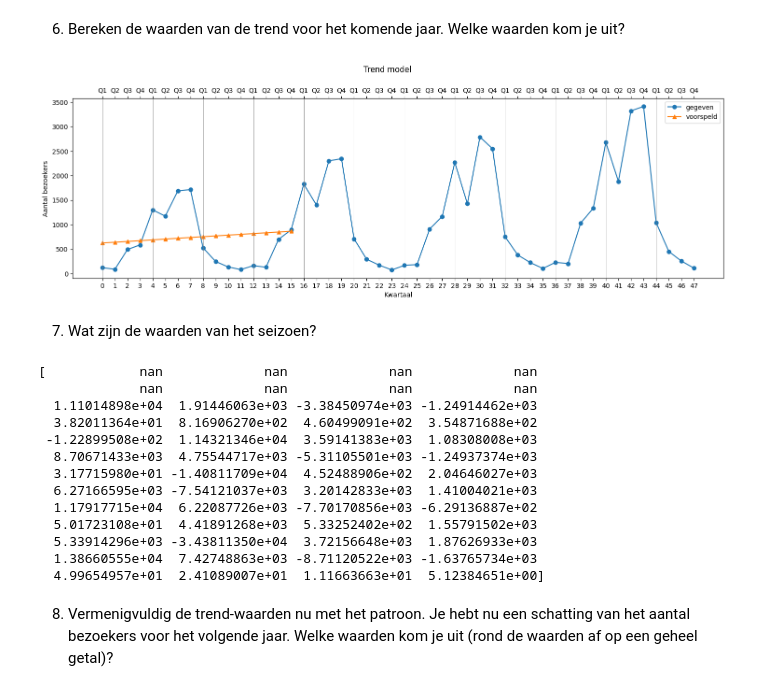
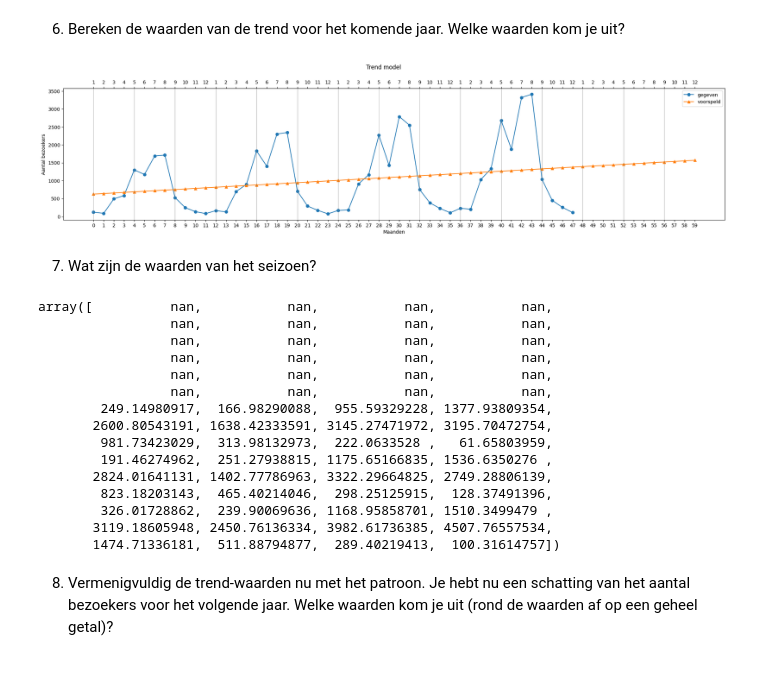
Before and after one commit to EliasDeHondt/DataScience1, a Jupyter notebook: W20P4/Pretpark.ipynb, the cells around one changed output. Drawn from its saved outputs; the diff is of its cells as text; code cells hidden in the pictures.

```diff
--- a/W20P4/Pretpark.ipynb
+++ b/W20P4/Pretpark.ipynb
@@ -140,39 +140,39 @@ def plot_trends(y1: np.array, y2=None, sub_title=None, label1='gegeven', label2=
     else:
         n = y1.size
 
     if not ax:
-        fig, ax = plt.subplots(figsize=(18, 5))
+        fig, ax = plt.subplots(figsize=(25, 5))
     else:
         fig = ax.figure
 
     if sub_title:
         fig.suptitle(sub_title, y=1.02)
 
-    ax.set_xlabel('Kwartaal')
+    ax.set_xlabel('Maanden')
     ax.set_ylabel('Aantal bezoekers')
     ax2 = ax.secondary_xaxis('top')
     ax2.set_xticks(range(n))
-    ax2.set_xticklabels(['Q{}'.format(j % 4 + 1) for j in range(n)])
+    ax2.set_xticklabels(['{}'.format(j % 12 + 1) for j in range(n)])
 
     ax.set_xticks(range(n))
     ax.plot(y1, label=label1, color=color, marker='o')
     if y2 is not None:
         ax.plot(y2, label=label2, color='C1', marker='^')
     for i in range(0, n, 4):
         ax.axvline(i, color='gray', linewidth=0.5)
 
     ax.legend()
 
 aantal_bezoekers = pretpark['aantal_bezoekers'] # Data
 
 predict_trend = create_trend_model(aantal_bezoekers)
 
-plot_trends(aantal_bezoekers, predict_trend(np.arange(16)), 'Trend model')
+plot_trends(aantal_bezoekers, predict_trend(np.arange(60)), 'Trend model')
 
 
-trend_waarden = predict_trend(np.arange(16)) # Trend waarden
+trend_waarden = predict_trend(np.arange(60)) # Trend waarden
 # %% [output]
-[figure, old version]
+[figure, new version]
 # %% [markdown]
 7.	Wat zijn de waarden van het seizoen?
 # %%
@@ -184,22 +184,24 @@ aantal_bezoekers = pretpark['aantal_bezoekers'] # Data
 # seizoen = pd.DataFrame(predict(aantal_bezoekers, 48, 52, linear_combination)[48:], columns=['linear_combination'], index=range(48, 52)).transpose()
 # print(seizoen)
 
-seizoen_waarden = predict(aantal_bezoekers, 0, 52, linear_combination)
+seizoen_waarden = predict(aantal_bezoekers, 0, 60, linear_combination, 12) # m = 12
 
-print(seizoen_waarden)
+display(seizoen_waarden)
 # %% [output]
-[            nan             nan             nan             nan
-             nan             nan             nan             nan
-  1.11014898e+04  1.91446063e+03 -3.38450974e+03 -1.24914462e+03
-  3.82011364e+01  8.16906270e+02  4.60499091e+02  3.54871688e+02
- -1.22899508e+02  1.14321346e+04  3.59141383e+03  1.08308008e+03
-  8.70671433e+03  4.75544717e+03 -5.31105501e+03 -1.24937374e+03
-  3.17715980e+01 -1.40811709e+04  4.52488906e+02  2.04646027e+03
-  6.27166595e+03 -7.54121037e+03  3.20142833e+03  1.41004021e+03
-  1.17917715e+04  6.22087726e+03 -7.70170856e+03 -6.29136887e+02
-  5.01723108e+01  4.41891268e+03  5.33252402e+02  1.55791502e+03
-  5.33914296e+03 -3.43811350e+04  3.72156648e+03  1.87626933e+03
-  1.38660555e+04  7.42748863e+03 -8.71120522e+03 -1.63765734e+03
-  4.99654957e+01  2.41089007e+01  1.11663663e+01  5.12384651e+00]
+array([          nan,           nan,           nan,           nan,
+                 nan,           nan,           nan,           nan,
+                 nan,           nan,           nan,           nan,
+                 nan,           nan,           nan,           nan,
+                 nan,           nan,           nan,           nan,
+                 nan,           nan,           nan,           nan,
+        249.14980917,  166.98290088,  955.59329228, 1377.93809354,
+       2600.80543191, 1638.42333591, 3145.27471972, 3195.70472754,
+        981.73423029,  313.98132973,  222.0633528 ,   61.65803959,
+        191.46274962,  251.27938815, 1175.65166835, 1536.6350276 ,
+       2824.01641131, 1402.77786963, 3322.29664825, 2749.28806139,
+        823.18203143,  465.40214046,  298.25125915,  128.37491396,
+        326.01728862,  239.90069636, 1168.95858701, 1510.3499479 ,
+       3119.18605948, 2450.76136334, 3982.61736385, 4507.76557534,
+       1474.71336181,  511.88794877,  289.40219413,  100.31614757])
 # %% [markdown]
 8.	Vermenigvuldig de trend-waarden nu met het patroon. Je hebt nu een schatting van het aantal bezoekers voor het volgende jaar.  Welke waarden kom je uit (rond de waarden af op een geheel getal)?
```
Also changed, not shown: parts of 3 cells of this notebook.
